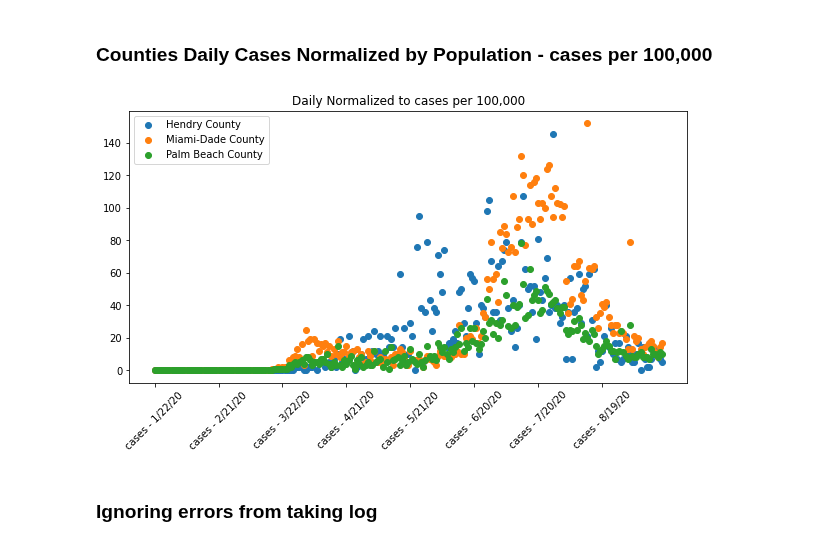
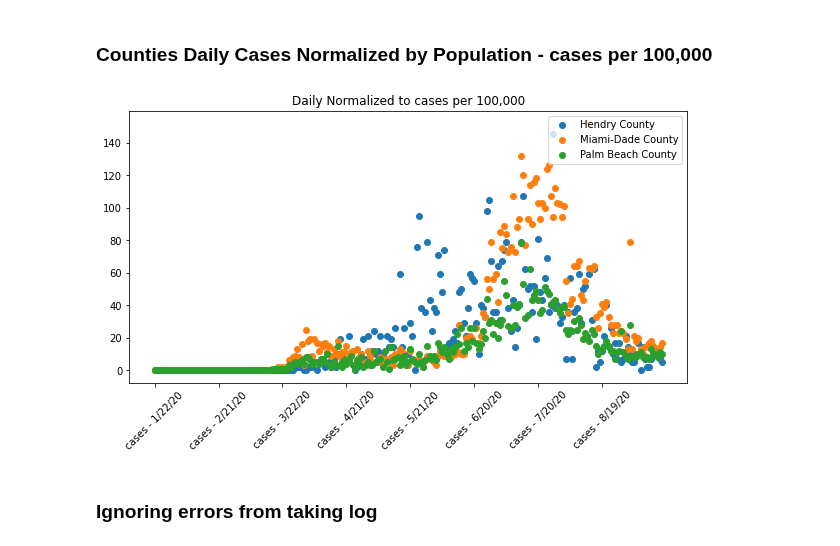
Before and after one commit to UNCG-CSE/COVID-Team-1, a Jupyter notebook: src/chris/stage2_task1_chris.ipynb, the cells around one changed output. Saved outputs shown, nothing was run; the diff lists cells and outputs as text; code cells hidden in the pictures.

```diff
--- a/src/chris/stage2_task1_chris.ipynb
+++ b/src/chris/stage2_task1_chris.ipynb
@@ -241,12 +334,13 @@ def state_weekly_deaths_to_csv(state):
 # Accessor method for state weekly cases by county.
 def get_state_weekly_cases(_state):
     state_weekly_cases_to_csv(_state)
+    # index_col is necessary to show that 0, 1 make up a multiindex.
     return pd.read_csv(_state_weekly_casees, index_col=[0, 1])
 
 # Accessor method for state weekly deaths by county.
 def get_state_weekly_deaths(_state):
-    """Returns dataframe containing state weekly deaths by county."""
     state_weekly_deaths_to_csv(_state)
+    # index_col is necessary to show that 0, 1 make up a multiindex.
     return pd.read_csv(_state_weekly_deaths, index_col=[0, 1])
 # %% [markdown]
 ### Generating Weekly Case Stats for State by county.
@@ -302,7 +416,6 @@ def get_county_weekly_cases_stats(_state):
 
 # Accessor method for state weekly deaths by county.
 def get_county_weekly_deaths_stats(_state):
-    """Returns dataframe containing state weekly deaths by county."""
     state_weekly_deaths_stats_to_csv(_state)
     return pd.read_csv(_state_county_weekly_stats_deaths, index_col=[0])
 # %% [markdown]
@@ -524,21 +689,24 @@ plt.show()
 # %% [markdown]
 ### Counties Daily Cases Normalized by Population - cases per 100,000
 # %%
-#
+# Create subplot.
 figure, axis = plt.subplots(1, figsize = (10,5))
+# For each county.
 for county in df_25_median[-3:].index.values:
+    # Plot daily normalized cases.
     t = axis.scatter(df_fl_daily.loc[county].iloc[0].index,\
                     df_fl_daily.loc[county].iloc[0].values,\
                     label = county,
 )
-
+# Set xtick values.
 t = plt.xticks([col for col in df_fl_daily.columns[0:-1:30]])
+# Set graph descriptors/options.
 axis.tick_params(axis = "x", rotation = 45)
-axis.legend(loc = "upper left")
+axis.legend(loc = "upper right")
 axis.title.set_text("Daily Normalized to cases per 100,000")
 t = axis.plot()
 # %% [output]
-[figure, old version]
+[figure, new version]
 # %% [markdown]
 ### Ignoring errors from taking log
 # %%
```
Also changed, not shown: parts of 32 cells of this notebook, 6 other files.
